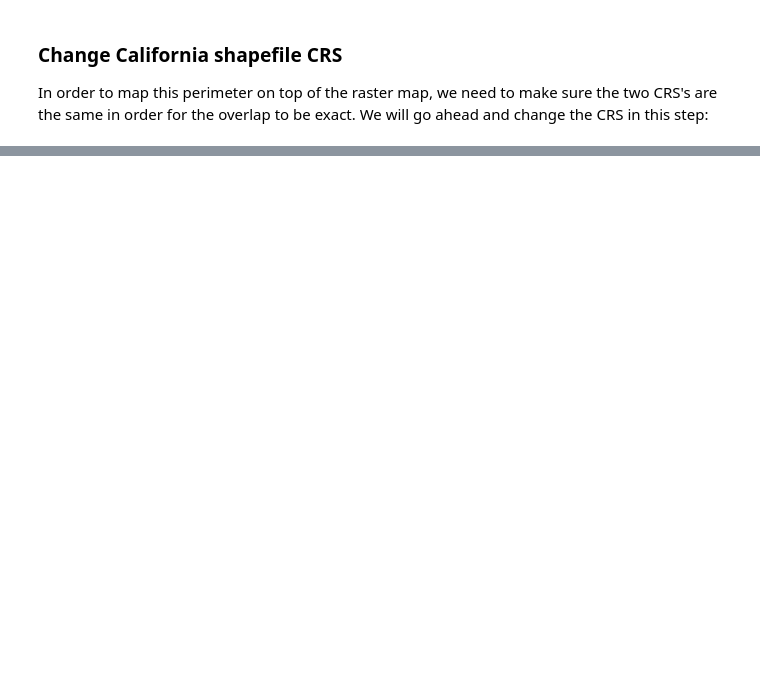
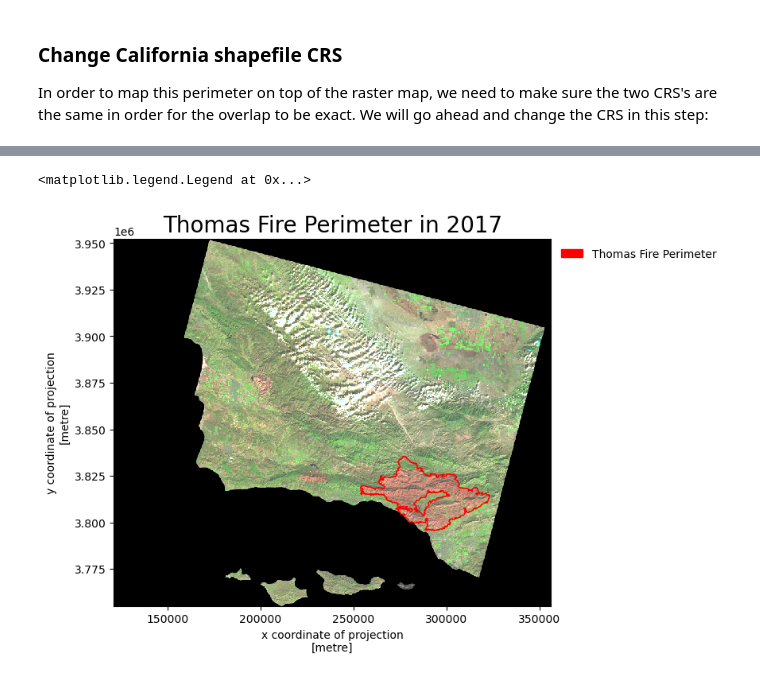
Before and after one commit to p-park6/aqi-false-color, a Jupyter notebook: thomas-fire-aqi-false-color.ipynb, the cells around one changed output, grey strips where cells are left out. Saved outputs shown, nothing was run; the diff lists cells and outputs as text; code cells hidden in the pictures; blank space fills up the shorter version.

```diff
--- a/thomas-fire-aqi-false-color.ipynb
+++ b/thomas-fire-aqi-false-color.ipynb
@@ -223,3 +277,8 @@ NameError: name 'ca_fires_perimeter_2017' is not defined
 ### Change California shapefile CRS
 
 In order to map this perimeter on top of the raster map, we need to make sure the two CRS's are the same in order for the overlap to be exact. We will go ahead and change the CRS in this step:
+# %%
+#change crs
+ca_fires_perimeter_2017 = ca_fires_perimeter_2017.to_crs(ca_fires_bands_2017.rio.crs)
+#see if they matched after the change
+print('matched crs?',  ca_fires_perimeter_2017.crs == ca_fires_bands_2017.rio.crs)
@@ -225,0 +291,5 @@ In order to map this perimeter on top of the raster map, we need to make sure th
+# %%
+#create thomas fire perimeter
+thomas_perimeter = ca_fires_perimeter_2017[ca_fires_perimeter_2017['fire_name']=='THOMAS']
+#print to see if thomas perimeter was captured
+thomas_perimeter
@@ -225,0 +304,26 @@ In order to map this perimeter on top of the raster map, we need to make sure th
+# %%
+#create map
+#plot an empty plot
+fig, ax = plt.subplots(figsize = (8,6))
+
+
+#plot CA fire bands map as the base
+ca_fires_bands_2017[['swir22', #subset for the three wanted bands
+                     'nir08',
+                     'red']].to_array().plot.imshow(ax = ax,
+                                                    robust = True)
+
+#plot thomas fire perimeter over base map
+thomas_perimeter.plot(ax = ax, edgecolor = "red", color = 'none') #plot thomas_perimeter
+thomas_perimeter_patches = mpatches.Patch( color = "red", #create label for legend and change color
+                                    label = "Thomas Fire Perimeter") #set label
+
+#set title for map
+ax.set_title('Thomas Fire Perimeter in 2017',
+fontsize=20) #change font size
+
+#add legend onto map
+ax.legend(handles = [thomas_perimeter_patches], frameon=False, loc='upper left', bbox_to_anchor = (1, 1))
+# %% [output]
+<matplotlib.legend.Legend at 0x...>
+[figure, added]
```
Also changed, not shown: parts of 17 cells of this notebook.
